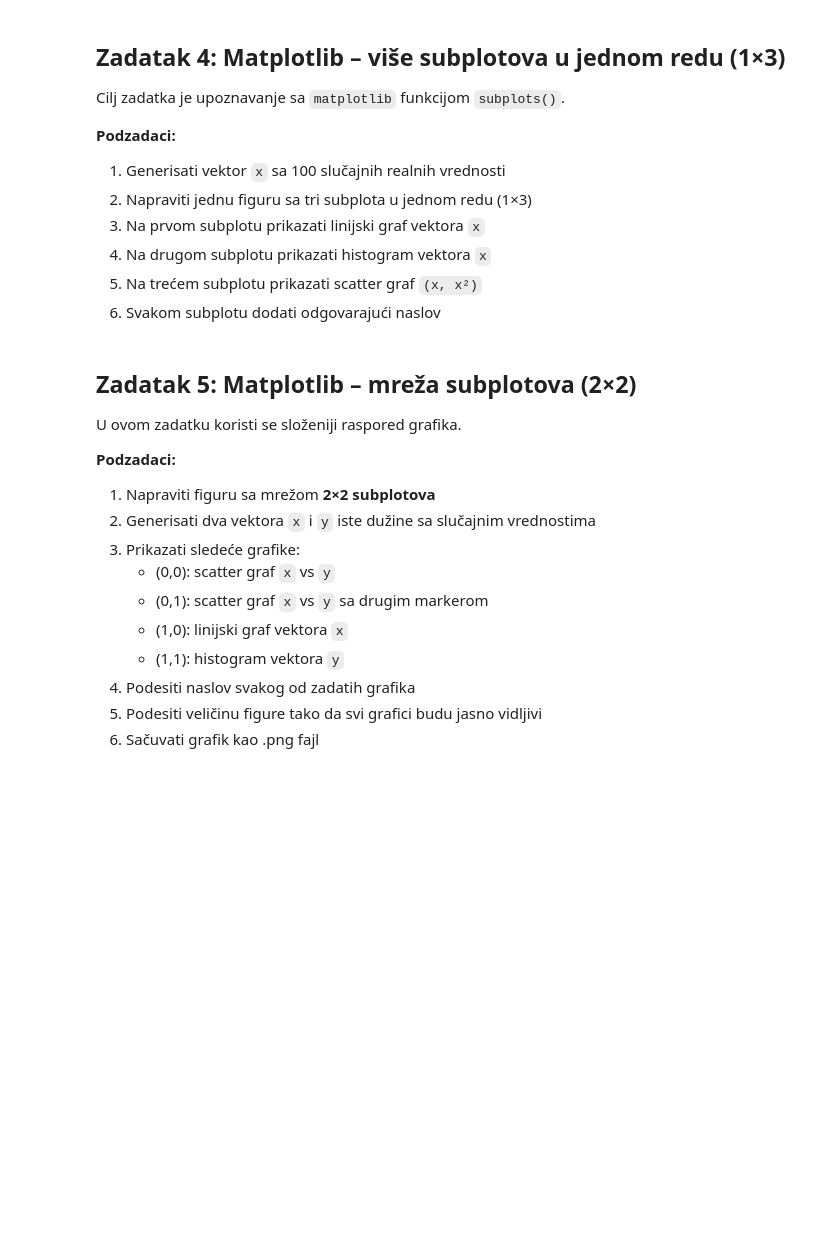
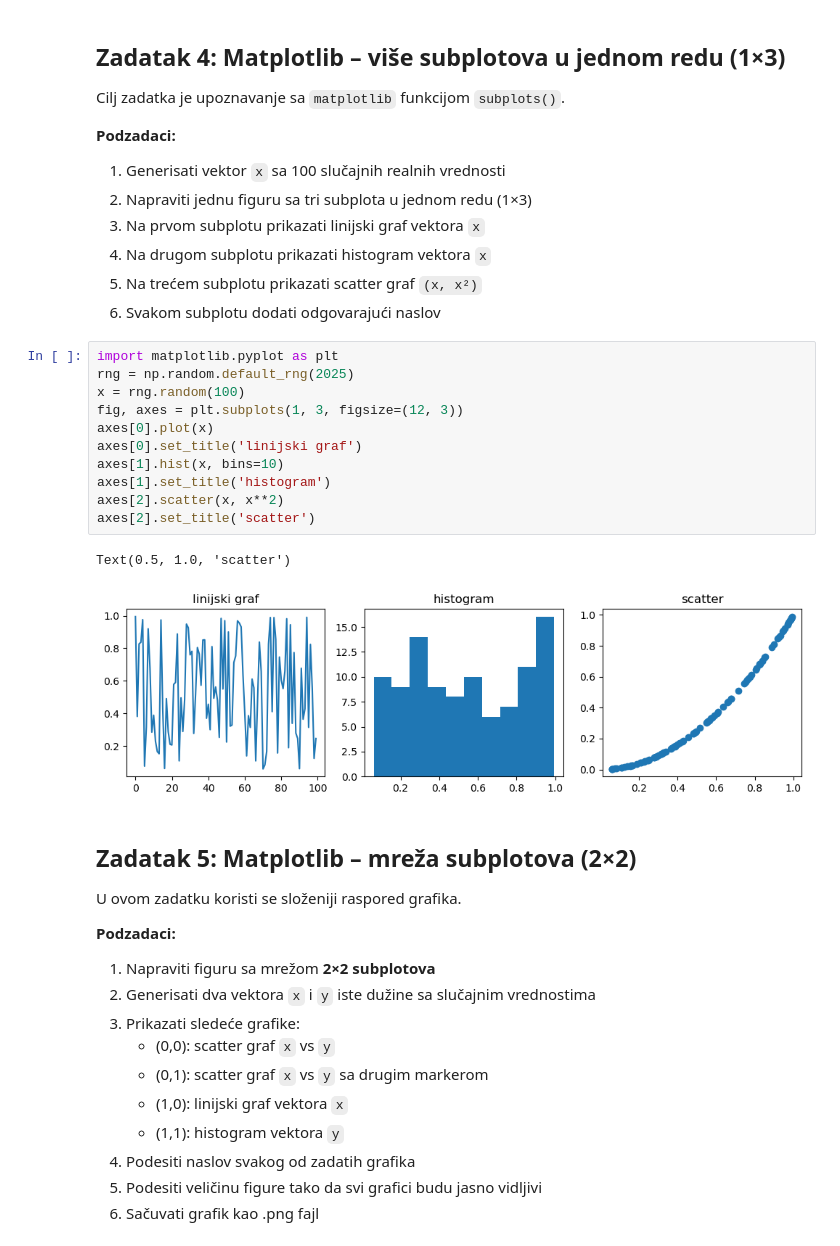
Before and after one commit to osnoviBioinformatike/vezba-9-m442023-code, a Jupyter notebook: v9_predavanje_2_python.ipynb, the cells around one changed output. Saved outputs shown, nothing was run; the diff lists cells and outputs as text; blank space fills up the shorter version.

```diff
--- a/v9_predavanje_2_python.ipynb
+++ b/v9_predavanje_2_python.ipynb
@@ -47,6 +104,20 @@ Cilj zadatka je upoznavanje sa `matplotlib` funkcijom `subplots()`.
 4. Na drugom subplotu prikazati histogram vektora `x`
 5. Na trećem subplotu prikazati scatter graf `(x, x²)`
 6. Svakom subplotu dodati odgovarajući naslov
+# %%
+import matplotlib.pyplot as plt
+rng = np.random.default_rng(2025)
+x = rng.random(100)
+fig, axes = plt.subplots(1, 3, figsize=(12, 3))
+axes[0].plot(x)
+axes[0].set_title('linijski graf')
+axes[1].hist(x, bins=10)
+axes[1].set_title('histogram')
+axes[2].scatter(x, x**2)
+axes[2].set_title('scatter')
+# %% [output]
+Text(0.5, 1.0, 'scatter')
+[figure, added]
 # %% [markdown]
 ## Zadatak 5: Matplotlib – mreža subplotova (2×2)
 
```
Also changed, not shown: parts of 4 cells of this notebook.
